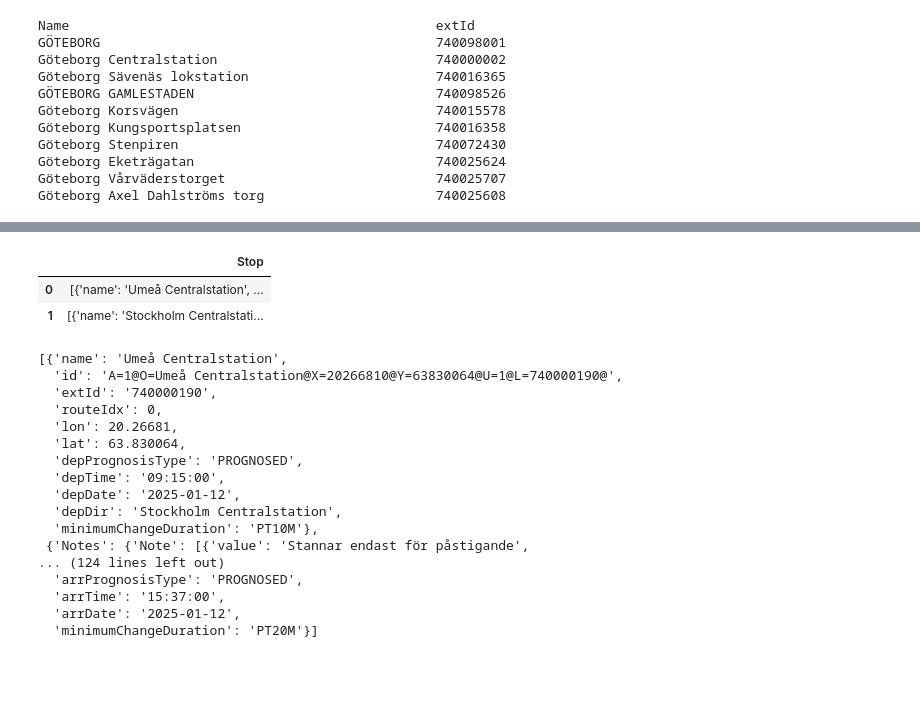
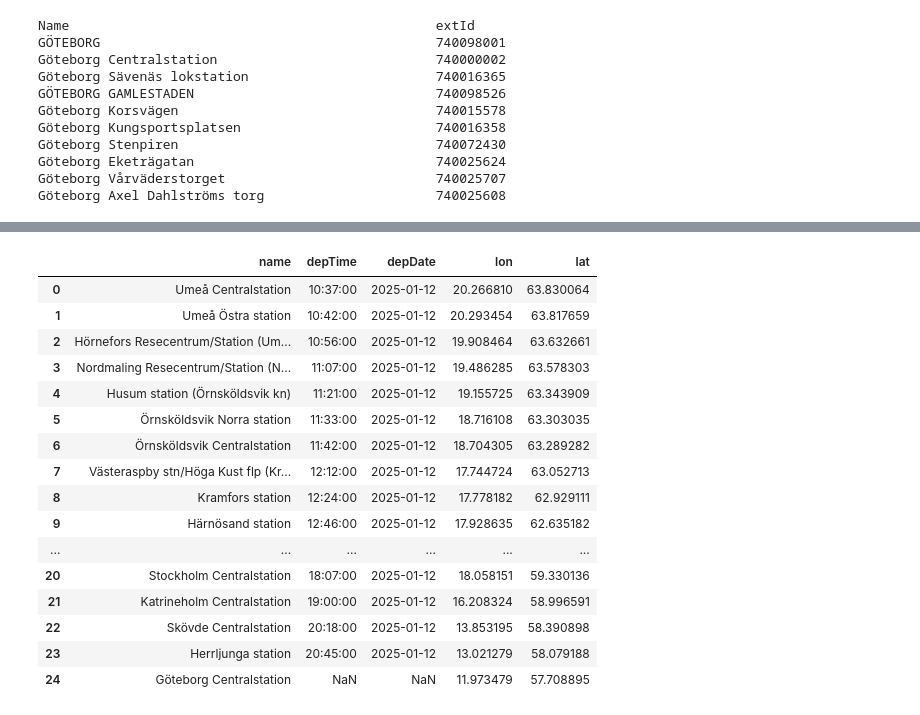
Before and after one commit to Utjiman/Fullstack_data_course_RB, a Jupyter notebook: 12_packaging/explorations/exploring_travel_planner.ipynb, the cells around one changed output, grey strips where cells are left out. Saved outputs shown, nothing was run; the diff lists cells and outputs as text; code cells hidden in the pictures; blank space fills up the shorter version.

```diff
--- a/12_packaging/explorations/exploring_travel_planner.ipynb
+++ b/12_packaging/explorations/exploring_travel_planner.ipynb
@@ -158,26 +148,21 @@ Name: name, dtype: object
-# %%
-pd.json_normalize(df_trip["Stops"])
-# %% [output]
-|  | Stop |
-| 0 | [{'name': 'Umeå Centralstation', ... |
-| 1 | [{'name': 'Stockholm Centralstati... |
-# %%
-df["Stops"][0].get("Stop")
-# %% [output]
-[{'name': 'Umeå Centralstation',
-  'id': 'A=1@O=Umeå Centralstation@X=20266810@Y=63830064@U=1@L=740000190@',
-  'extId': '740000190',
-  'routeIdx': 0,
-  'lon': 20.26681,
-  'lat': 63.830064,
-  'depPrognosisType': 'PROGNOSED',
-  'depTime': '09:15:00',
-  'depDate': '2025-01-12',
-  'depDir': 'Stockholm Centralstation',
-  'minimumChangeDuration': 'PT10M'},
- {'Notes': {'Note': [{'value': 'Stannar endast för påstigande',
-... (124 lines left out)
-  'arrPrognosisType': 'PROGNOSED',
-  'arrTime': '15:37:00',
-  'arrDate': '2025-01-12',
-  'minimumChangeDuration': 'PT20M'}]
+# %%
+stops = all_stops[["name", "depTime", "depDate", "lon", "lat"]]
+stops
+# %% [output]
+|  | name | depTime | depDate | lon | lat |
+| 0 | Umeå Centralstation | 10:37:00 | 2025-01-12 | 20.266810 | 63.830064 |
+| 1 | Umeå Östra station | 10:42:00 | 2025-01-12 | 20.293454 | 63.817659 |
+| 2 | Hörnefors Resecentrum/Station (Um... | 10:56:00 | 2025-01-12 | 19.908464 | 63.632661 |
+| 3 | Nordmaling Resecentrum/Station (N... | 11:07:00 | 2025-01-12 | 19.486285 | 63.578303 |
+| 4 | Husum station (Örnsköldsvik kn) | 11:21:00 | 2025-01-12 | 19.155725 | 63.343909 |
+| 5 | Örnsköldsvik Norra station | 11:33:00 | 2025-01-12 | 18.716108 | 63.303035 |
+| 6 | Örnsköldsvik Centralstation | 11:42:00 | 2025-01-12 | 18.704305 | 63.289282 |
+| 7 | Västeraspby stn/Höga Kust flp (Kr... | 12:12:00 | 2025-01-12 | 17.744724 | 63.052713 |
+| 8 | Kramfors station | 12:24:00 | 2025-01-12 | 17.778182 | 62.929111 |
+| 9 | Härnösand station | 12:46:00 | 2025-01-12 | 17.928635 | 62.635182 |
+| ... | ... | ... | ... | ... | ... |
+| 20 | Stockholm Centralstation | 18:07:00 | 2025-01-12 | 18.058151 | 59.330136 |
+| 21 | Katrineholm Centralstation | 19:00:00 | 2025-01-12 | 16.208324 | 58.996591 |
+| 22 | Skövde Centralstation | 20:18:00 | 2025-01-12 | 13.853195 | 58.390898 |
+| 23 | Herrljunga station | 20:45:00 | 2025-01-12 | 13.021279 | 58.079188 |
+| 24 | Göteborg Centralstation | NaN | NaN | 11.973479 | 57.708895 |
```
Also changed, not shown: parts of 11 cells of this notebook, 1 other file.
